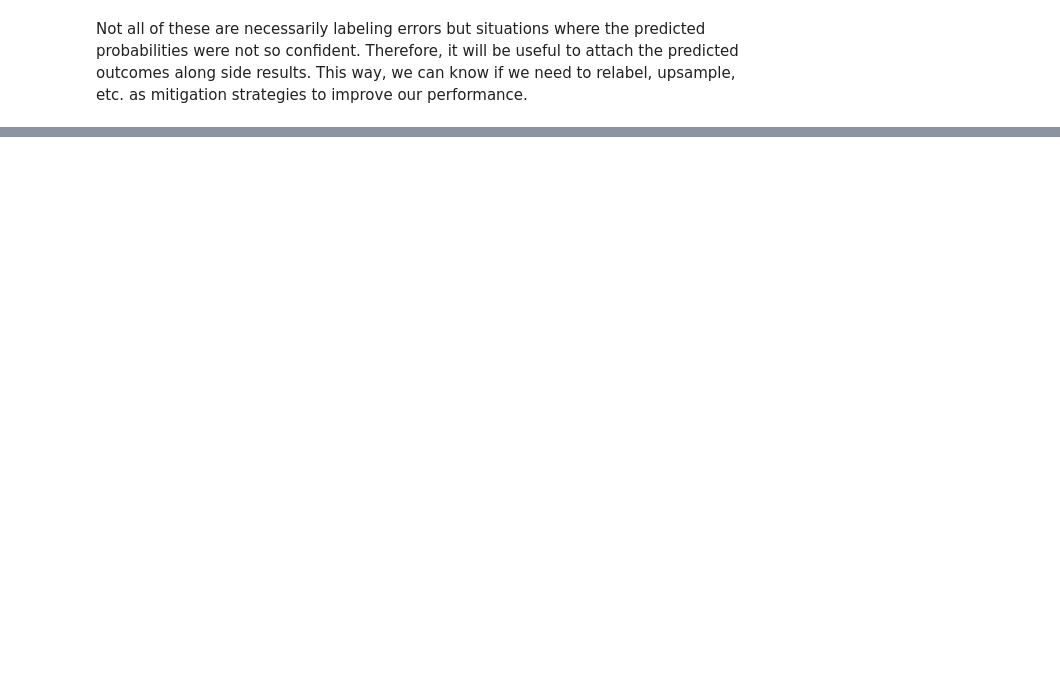
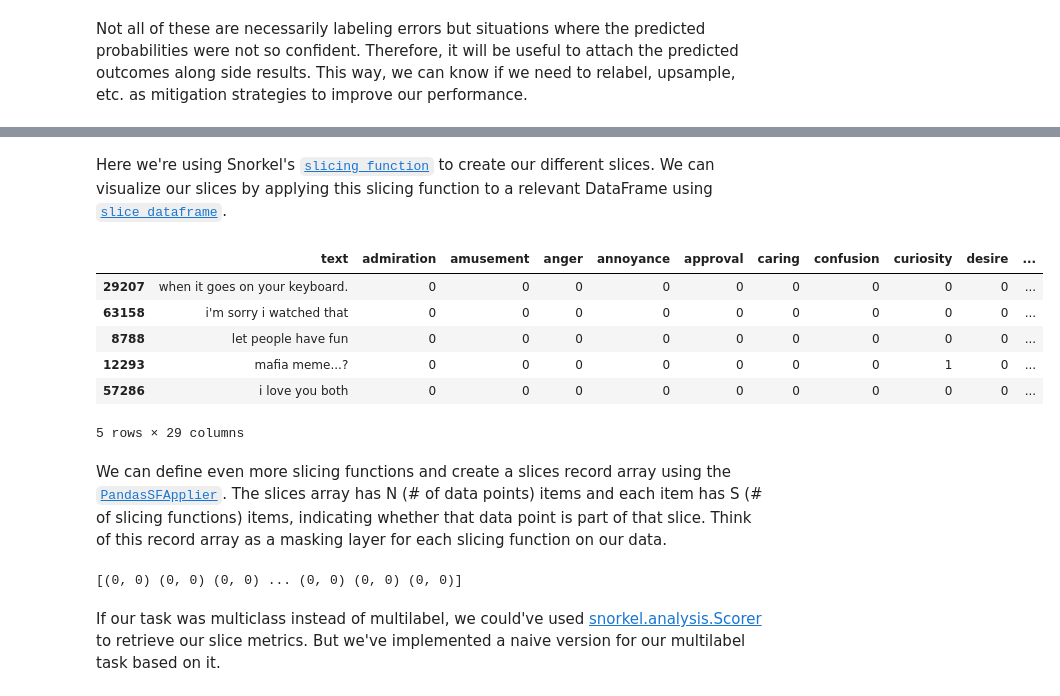
Before and after one commit to dimitreOliveira/EmoBERT-MLOps, a Jupyter notebook: notebooks/EmoBERT.ipynb, the cells around one changed output, grey strips where cells are left out. Cells and saved outputs as stored; diff of their text form; code cells hidden in the pictures; blank space fills up the shorter version.

```diff
--- a/notebooks/EmoBERT.ipynb
+++ b/notebooks/EmoBERT.ipynb
@@ -1618,0 +1649,30 @@ pred: [['gratitude']]
+# %%
+@slicing_function()
+def short_text(x):
+    """Projects with short titles and descriptions."""
+    return len(x.text.split()) < 7  # less than 7 words
+# %% [markdown]
+Here we're using Snorkel's [`slicing_function`](https://snorkel.readthedocs.io/en/v0.9.3/packages/_autosummary/slicing/snorkel.slicing.slicing_function.html) to create our different slices. We can visualize our slices by applying this slicing function to a relevant DataFrame using [`slice_dataframe`](https://snorkel.readthedocs.io/en/v0.9.3/packages/_autosummary/slicing/snorkel.slicing.slice_dataframe.html).
+# %%
+short_text_df = slice_dataframe(test_df, short_text)
+short_text_df[["text"] + labels].head()
+# %% [output]
+|  | text | admiration | amusement | anger | annoyance | approval | caring | confusion | curiosity | desire | ... |
+| 29207 | when it goes on your keyboard. | 0 | 0 | 0 | 0 | 0 | 0 | 0 | 0 | 0 | ... |
+| 63158 | i'm sorry i watched that | 0 | 0 | 0 | 0 | 0 | 0 | 0 | 0 | 0 | ... |
+| 8788 | let people have fun | 0 | 0 | 0 | 0 | 0 | 0 | 0 | 0 | 0 | ... |
+| 12293 | mafia meme...? | 0 | 0 | 0 | 0 | 0 | 0 | 0 | 1 | 0 | ... |
+| 57286 | i love you both | 0 | 0 | 0 | 0 | 0 | 0 | 0 | 0 | 0 | ... |
+5 rows × 29 columns
+# %% [markdown]
+We can define even more slicing functions and create a slices record array using the [`PandasSFApplier`](https://snorkel.readthedocs.io/en/v0.9.6/packages/_autosummary/slicing/snorkel.slicing.PandasSFApplier.html). The slices array has N (# of data points) items and each item has S (# of slicing functions) items, indicating whether that data point is part of that slice. Think of this record array as a masking layer for each slicing function on our data.
+# %%
+# Slices
+slicing_functions = [anger_samples, short_text]
+applier = PandasSFApplier(slicing_functions)
+slices = applier.apply(test_df)
+print(slices)
+# %% [output]
+[(0, 0) (0, 0) (0, 0) ... (0, 0) (0, 0) (0, 0)]
+# %% [markdown]
+If our task was multiclass instead of multilabel, we could've used [snorkel.analysis.Scorer](https://snorkel.readthedocs.io/en/v0.9.1/packages/_autosummary/analysis/snorkel.analysis.Scorer.html) to retrieve our slice metrics. But we've implemented a naive version for our multilabel task based on it.
```
Also changed, not shown: parts of 77 cells of this notebook, 5 other files.
